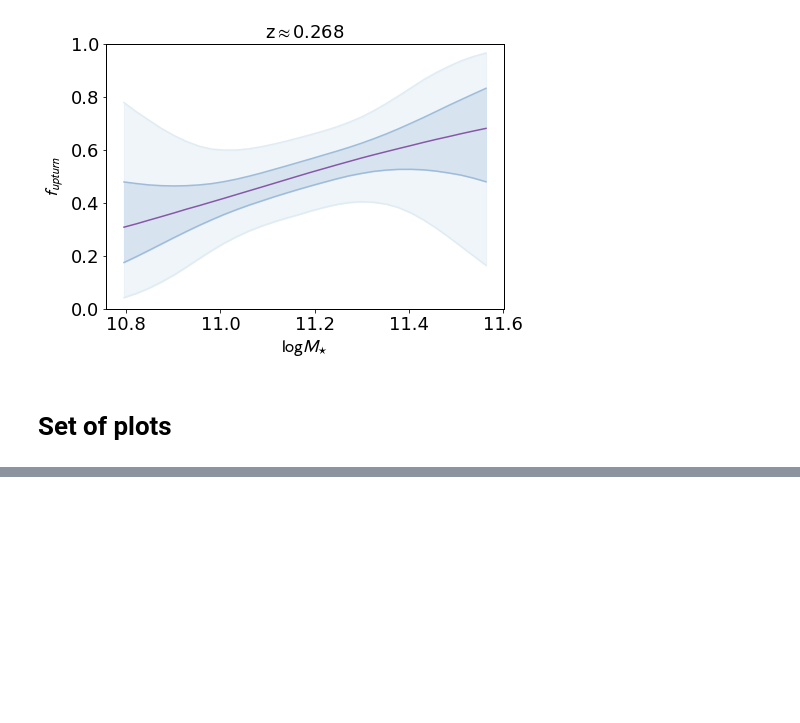
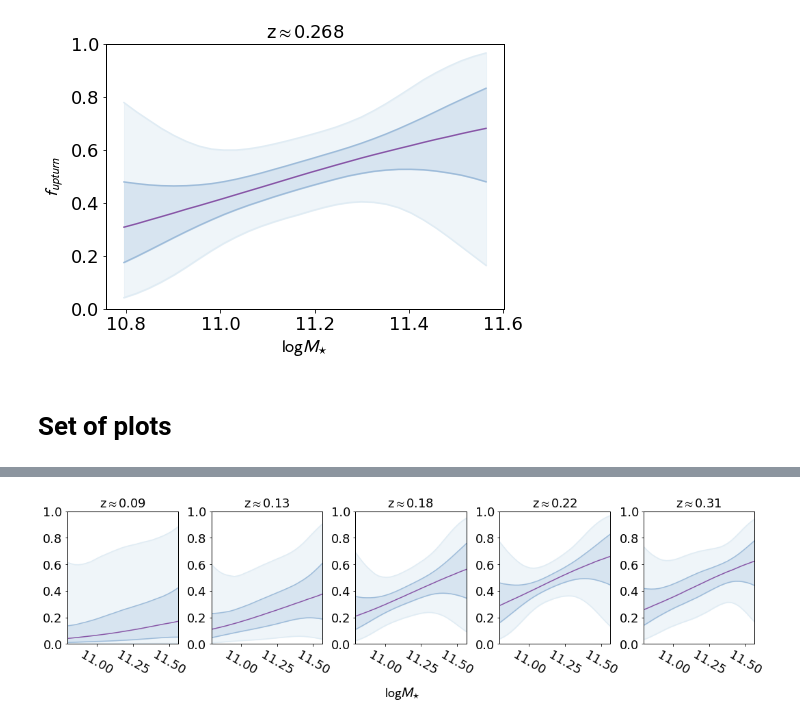
Before and after one commit to mdastro/UVupturn-RSGs, a Jupyter notebook: UtilitiesCodes/UVup_EVOL_PLOTS_VOLLIM.ipynb, the cells around one changed output, grey strips where cells are left out. Cells and saved outputs as stored; diff of their text form; code cells hidden in the pictures; blank space fills up the shorter version.

```diff
--- a/UtilitiesCodes/UVup_EVOL_PLOTS_VOLLIM.ipynb
+++ b/UtilitiesCodes/UVup_EVOL_PLOTS_VOLLIM.ipynb
@@ -261,34 +282,36 @@ plt.show()
 # %%
 plt.subplots(figsize=(15,4))
 # rows = 2
 # cols = 5
 
 for i in range(len(idx_z)):
     subset = summary[summary['Z']==chosen_redshift[i]]
     plot_temp01 = plt.subplot(1, 5, (i+1))
     plt.plot(subset['LOG_STELLAR_MASS'], subset['50%'], '-', color=fit_palette[2])
     plt.plot(subset['LOG_STELLAR_MASS'], subset['25%'], '-', color=fit_palette[1])
     plt.plot(subset['LOG_STELLAR_MASS'], subset['75%'], '-', color=fit_palette[1])
     plt.plot(subset['LOG_STELLAR_MASS'], subset['2.5%'], '-', color=fit_palette[0])
     plt.plot(subset['LOG_STELLAR_MASS'], subset['97.5%'], '-', color=fit_palette[0])
     plt.fill_between(subset['LOG_STELLAR_MASS'], subset['25%'], subset['75%'], color=fit_palette[1], alpha=0.5)
     plt.fill_between(subset['LOG_STELLAR_MASS'], subset['2.5%'], subset['97.5%'], color=fit_palette[0], alpha=0.5)
     plt.ylim([0,1.])
     plt.xlim([subset['LOG_STELLAR_MASS'].min(), subset['LOG_STELLAR_MASS'].max()])
     plt.xticks([11, 11.25, 11.5])
     plt.tick_params(axis='x', which='major', rotation=-30)
     plt.title(r"z$\approx$%.2f" % chosen_redshift[i], fontsize=18)
     plt.rcParams.update(plotpars)
 
     if i==0:
         plot_temp.set_ylabel(r"$f_{upturn}$")
     elif i>0:
         plot_temp.yaxis.set_visible(False)
 
     plt.tight_layout(w_pad=0.)
-plt.text(x=9.5, y=-0.4, s=r"$\log M_{\star}$", size=20)
+plt.text(x=9., y=-0.4, s=r"$\log M_{\star}$", size=20)
 plt.savefig(os.path.join(figs_paper_path, 'reg_all_noel_mass_VOLLIM_02.pdf'))
 plt.show()
+# %% [output]
+[figure, added]
 # %%
 d500 = np.gradient(subset['50%'])
 d250 = np.gradient(subset['25%'])
```
Also changed, not shown: parts of 14 cells of this notebook.
